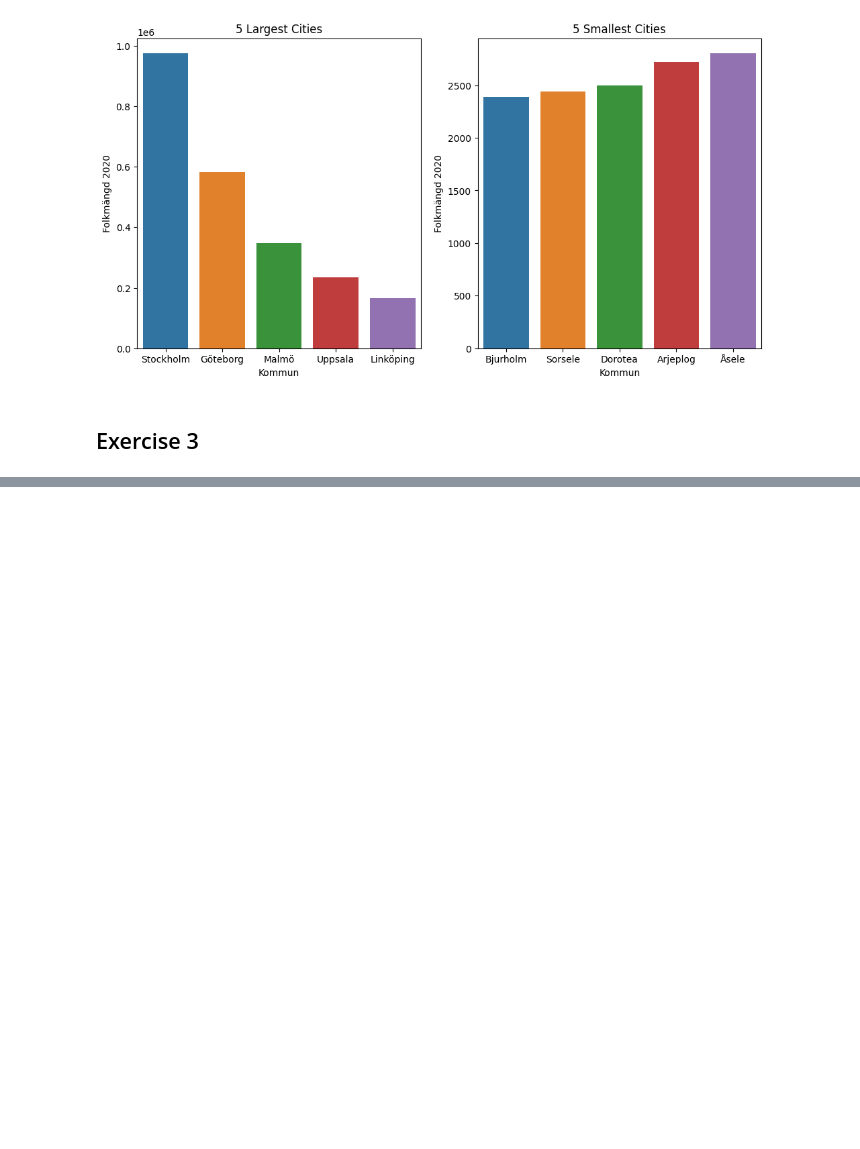
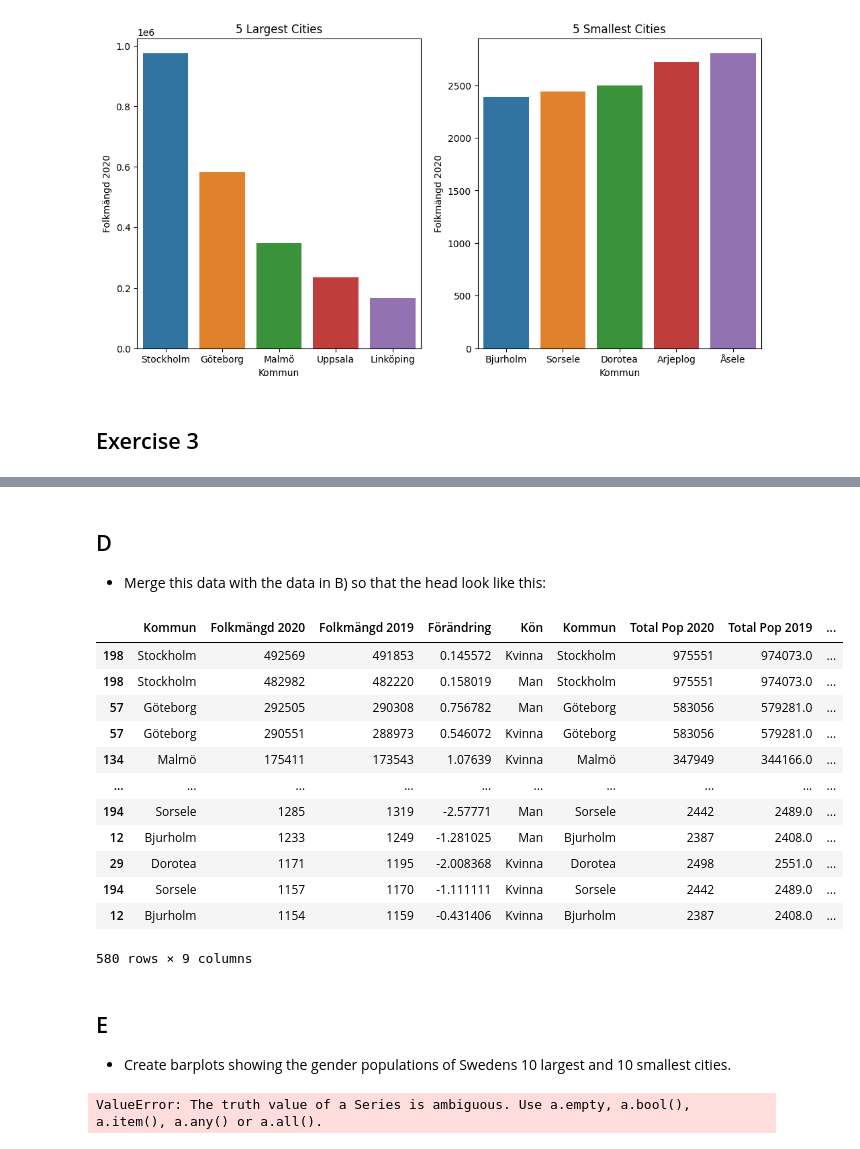
Before and after one commit to Danneftw1/Databehandling-Daniel-Nilsson, a Jupyter notebook: Exercises-Data-Behandling/Exercises-00.ipynb, the cells around one changed output, grey strips where cells are left out. Drawn from its saved outputs; the diff is of its cells as text; code cells hidden in the pictures; blank space fills up the shorter version.

```diff
--- a/Exercises-Data-Behandling/Exercises-00.ipynb
+++ b/Exercises-Data-Behandling/Exercises-00.ipynb
@@ -209,3 +169,0 @@ df_women.head()
-# %%
-df_women = pd.read_excel("../Data/komtopp50_2020.xlsx", sheet_name="Kvinnor")
-df_women.head()
@@ -218,0 +173,3 @@ df_women.head()
+# %%
+df_merged_genders = pd.concat([df_men, df_women]) # Merge with .concat to get it vertically
+df_merged_genders
@@ -218,0 +179,19 @@ df_women.head()
+# %%
+df_total = pd.read_excel("../Data/komtopp50_2020.xlsx", sheet_name="Totalt")
+
+# ändrar namnen på columnerna
+df_total.rename(columns={
+    "Unnamed: 2": "Kommun",
+    "Unnamed: 3": "Total Pop 2020",
+    "Unnamed: 4": "Total Pop 2019",
+    "Unnamed: 5": "Total förändring"},
+    inplace=True)
+
+df_total.drop(df_total.index[0:6], inplace=True) # tar bort första raderna
+df_total.reset_index(drop= True, inplace=True) # resettar indexen, 'drop' tar bort index kolumnen
+
+# tar bort två kolumner
+df_total.pop("Unnamed: 0")
+df_total.pop("Unnamed: 1")
+
+df_total.head()
@@ -218,0 +205,36 @@ df_women.head()
+# %% [markdown]
+## D
+- Merge this data with the data in B) so that the head look like this:
+# %%
+merged_df_data = pd.concat([df_merged_genders, df_total], axis = 1)
+
+# tar bort kolumner som inte behövs
+merged_df_data.pop("Rang 2020")
+merged_df_data.pop("Rang 2019")
+
+# skapar en ny variabel så att ändringarna går igenom
+merged_df_data.sort_values(by="Folkmängd 2020", ascending=False, inplace=True)
+merged_df_data
+# %% [output]
+|  | Kommun | Folkmängd 2020 | Folkmängd 2019 | Förändring | Kön | Kommun | Total Pop 2020 | Total Pop 2019 | ... |
+| 198 | Stockholm | 492569 | 491853 | 0.145572 | Kvinna | Stockholm | 975551 | 974073.0 | ... |
+| 198 | Stockholm | 482982 | 482220 | 0.158019 | Man | Stockholm | 975551 | 974073.0 | ... |
+| 57 | Göteborg | 292505 | 290308 | 0.756782 | Man | Göteborg | 583056 | 579281.0 | ... |
+| 57 | Göteborg | 290551 | 288973 | 0.546072 | Kvinna | Göteborg | 583056 | 579281.0 | ... |
+| 134 | Malmö | 175411 | 173543 | 1.07639 | Kvinna | Malmö | 347949 | 344166.0 | ... |
+| ... | ... | ... | ... | ... | ... | ... | ... | ... | ... |
+| 194 | Sorsele | 1285 | 1319 | -2.57771 | Man | Sorsele | 2442 | 2489.0 | ... |
+| 12 | Bjurholm | 1233 | 1249 | -1.281025 | Man | Bjurholm | 2387 | 2408.0 | ... |
+| 29 | Dorotea | 1171 | 1195 | -2.008368 | Kvinna | Dorotea | 2498 | 2551.0 | ... |
+| 194 | Sorsele | 1157 | 1170 | -1.111111 | Kvinna | Sorsele | 2442 | 2489.0 | ... |
+| 12 | Bjurholm | 1154 | 1159 | -0.431406 | Kvinna | Bjurholm | 2387 | 2408.0 | ... |
+580 rows × 9 columns
+# %% [markdown]
+## E
+- Create barplots showing the gender populations of Swedens 10 largest and 10 smallest cities.
+# %%
+import seaborn as sns
+
+sns.barplot(data=merged_df_data, y="Folkmängd 2020", x="Kommun", hue="Kön")
+# %% [output]
+ValueError: The truth value of a Series is ambiguous. Use a.empty, a.bool(), a.item(), a.any() or a.all().
```
Also changed, not shown: parts of 7 cells of this notebook, 1 other file.
